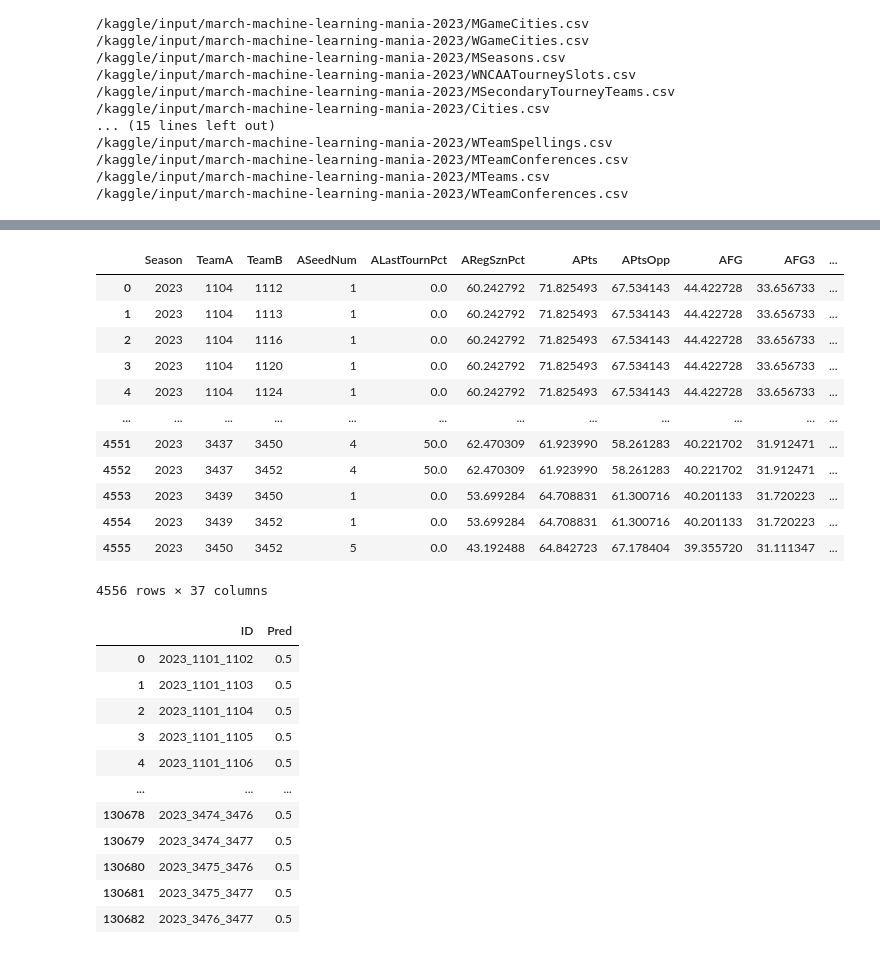
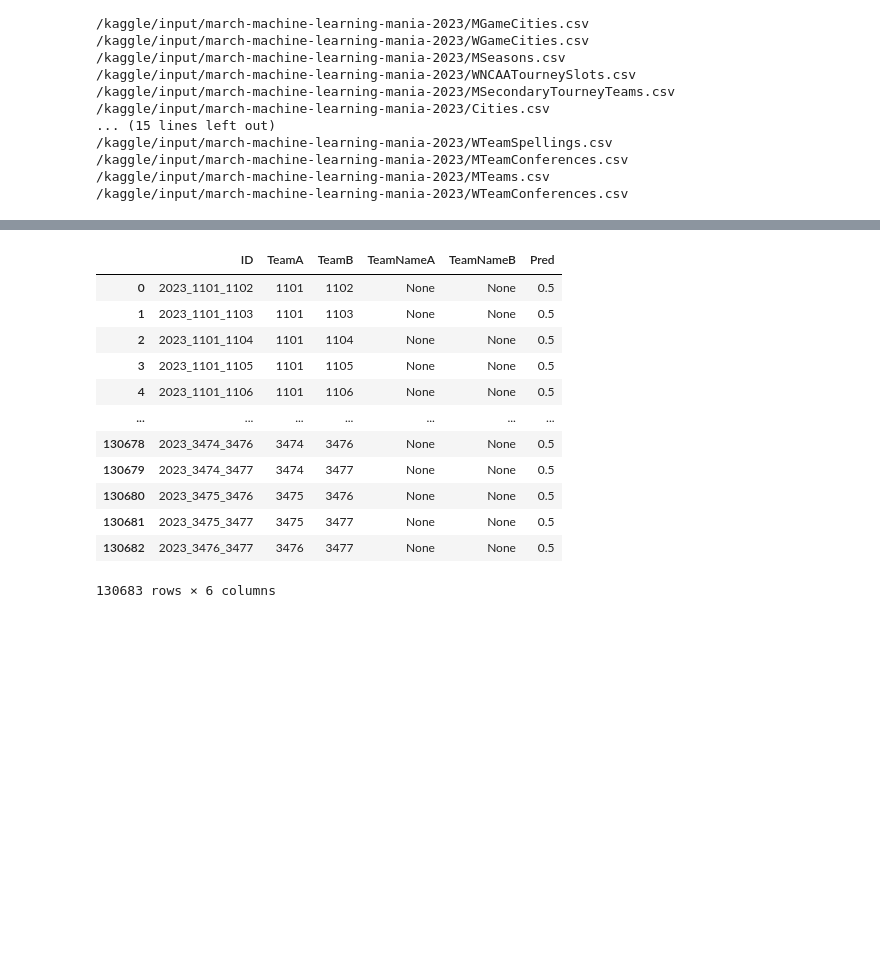
Before and after one commit to caiomelo22/march-madness-2023, a Jupyter notebook: notebook3e407fad6c.ipynb, the cells around one changed output, grey strips where cells are left out. Cells and saved outputs as stored; diff of their text form; code cells hidden in the pictures; blank space fills up the shorter version.

Commit message:
Build final dataframe with team names for possible matchups in the NCAA 2023 tourney

```diff
--- a/notebook3e407fad6c.ipynb
+++ b/notebook3e407fad6c.ipynb
@@ -180,8 +229,8 @@ def build_dataset(start_data_season, reg_szn_df, tourn_df, seed_df):
 
     return data_df
 # %%
-def train_model(x_train, y_train):
-    classifier = RandomForestClassifier(random_state=0)
+def train_model(x_train, y_train, gender):
+    classifier = classifiers[gender]
     classifier.fit(x_train, y_train)
     return classifier
 
@@ -197,12 +246,12 @@ def predict_seasons(gender, start_data_season, data_df, detailed_results):
         if not len(data_test):
             continue
 
-        x_train = data_train.drop(['Winner'], axis=1)
+        x_train = data_train.drop(['TeamNameA', 'TeamNameB', 'Winner'], axis=1)
         y_train = data_train.loc[:, 'Winner']
 
-        classifier = train_model(x_train, y_train)
+        classifier = train_model(x_train, y_train, gender)
 
-        x_test = data_test.drop(['Winner'], axis=1)
+        x_test = data_test.drop(['TeamNameA', 'TeamNameB', 'Winner'], axis=1)
         y_test = data_test.loc[:, 'Winner']
 
         predictions = classifier.predict(x_test)
@@ -225,7 +274,7 @@ def predict_seasons(gender, start_data_season, data_df, detailed_results):
 
     return classifier
 # %%
-def get_current_predictions(classifier, reg_szn_df, tourn_df, seed_df):
+def get_current_predictions(gender, classifier, reg_szn_df, tourn_df, seed_df):
     data = []
     teams = seed_df[seed_df['Season'] == season].TeamID.unique()
     teams.sort()
@@ -238,12 +287,14 @@ def get_current_predictions(classifier, reg_szn_df, tourn_df, seed_df):
             print(f"{idx}/{len(teams)}")
             print(f"{team_a} x {team_b}")
 
-            game_stats = get_game_stats(season, team_a, team_b, reg_szn_df, seed_df, tourn_df)
+            game_stats = get_game_stats(gender, season, team_a, team_b, reg_szn_df, seed_df, tourn_df)
             data.append(game_stats)
 
     data_df = pd.DataFrame(data, columns=columns[:-1])
-    probs = classifier.predict_proba(data_df)
-    pred = classifier.predict(data_df)
+    data_to_predict = data_df.drop(['TeamNameA', 'TeamNameB'], axis=1)
+
+    probs = classifier.predict_proba(data_to_predict)
+    pred = classifier.predict(data_to_predict)
 
     data_df['AProb'] = probs[:, 0]
     data_df['BProb'] = probs[:, 1]
@@ -253,9 +304,9 @@ def get_current_predictions(classifier, reg_szn_df, tourn_df, seed_df):
 # %%
 def pipeline(gender, detailed_results=False):
     teams_df, reg_szn_df, tourn_df, seed_df = get_files_by_competition(gender)
-    data_df = build_dataset(start_data_season[gender], reg_szn_df, tourn_df, seed_df)
+    data_df = build_dataset(gender, start_data_season[gender], reg_szn_df, tourn_df, seed_df)
     classifier = predict_seasons(gender, start_data_season[gender], data_df, detailed_results)
-    current_szn_df = get_current_predictions(classifier, reg_szn_df, tourn_df, seed_df)
+    current_szn_df = get_current_predictions(gender, classifier, reg_szn_df, tourn_df, seed_df)
     display(current_szn_df)
     return current_szn_df, teams_df
 # %%
@@ -297,62 +348,54 @@ w_current_szn_df, w_teams_df = pipeline('W')
 # %%
 def set_game_id(row):
     return f"{row['Season']}_{row['TeamA']}_{row['TeamB']}"
 
-def set_impossible_games_probs(current_szn_df, teams_df):
+def set_impossible_games_probs(gender, current_szn_df, teams_df):
     teams_a = current_szn_df['TeamA'].unique().tolist()
     teams_b = current_szn_df['TeamB'].unique().tolist()
     tourney_teams = set(teams_a + teams_b)
 
     teams = teams_df[teams_df['Season'] == season]['TeamID'].unique().tolist()
 
     data = []
 
     for idx, team_a in enumerate(teams):
         for idx_b in range(idx + 1, len(teams)):
             team_b = teams[idx_b]
 
             if team_a in tourney_teams and team_b in tourney_teams:
                 continue
 
+            teams_info_df = m_teams_info_df if gender == 'M' else w_teams_info_df
+            team_a_name = None # set_team_name(team_a, teams_info_df)
+            team_b_name = None # set_team_name(team_b, teams_info_df)
+
             game_id = f"{season}_{team_a}_{team_b}"
-            data.append([game_id, 0.5])
+            data.append([game_id, team_a, team_b, team_a_name, team_b_name, 0.5])
 
-    data_df = pd.DataFrame(data, columns=['ID', 'Pred'])
+    data_df = pd.DataFrame(data, columns=['ID', 'TeamA', 'TeamB', 'TeamNameA', 'TeamNameB', 'Pred'])
     return data_df
 
 current_szn_df = pd.concat([m_current_szn_df, w_current_szn_df], axis=0).reset_index(drop=True)
 current_szn_df['ID'] = current_szn_df.apply(lambda row: set_game_id(row), axis=1)
-display(current_szn_df)
 
-m_impossible_df = set_impossible_games_probs(m_current_szn_df, m_teams_df)
-w_impossible_df = set_impossible_games_probs(w_current_szn_df, w_teams_df)
+m_impossible_df = set_impossible_games_probs('M', m_current_szn_df, m_teams_df)
+w_impossible_df = set_impossible_games_probs('W', w_current_szn_df, w_teams_df)
 
-final_df = current_szn_df.loc[:, ['ID', 'AProb']].rename({'AProb': 'Pred'}, axis=1)
+final_df = current_szn_df.loc[:, ['ID', 'TeamA', 'TeamB', 'TeamNameA', 'TeamNameB', 'AProb']].rename({'AProb': 'Pred'}, axis=1)
 final_df = pd.concat([final_df, m_impossible_df, w_impossible_df], axis=0).sort_values(by='ID').reset_index(drop=True)
+
 display(final_df)
 # %% [output]
-|  | Season | TeamA | TeamB | ASeedNum | ALastTournPct | ARegSznPct | APts | APtsOpp | AFG | AFG3 | ... |
-| 0 | 2023 | 1104 | 1112 | 1 | 0.0 | 60.242792 | 71.825493 | 67.534143 | 44.422728 | 33.656733 | ... |
-| 1 | 2023 | 1104 | 1113 | 1 | 0.0 | 60.242792 | 71.825493 | 67.534143 | 44.422728 | 33.656733 | ... |
-| 2 | 2023 | 1104 | 1116 | 1 | 0.0 | 60.242792 | 71.825493 | 67.534143 | 44.422728 | 33.656733 | ... |
-| 3 | 2023 | 1104 | 1120 | 1 | 0.0 | 60.242792 | 71.825493 | 67.534143 | 44.422728 | 33.656733 | ... |
-| 4 | 2023 | 1104 | 1124 | 1 | 0.0 | 60.242792 | 71.825493 | 67.534143 | 44.422728 | 33.656733 | ... |
-| ... | ... | ... | ... | ... | ... | ... | ... | ... | ... | ... | ... |
-| 4551 | 2023 | 3437 | 3450 | 4 | 50.0 | 62.470309 | 61.923990 | 58.261283 | 40.221702 | 31.912471 | ... |
-| 4552 | 2023 | 3437 | 3452 | 4 | 50.0 | 62.470309 | 61.923990 | 58.261283 | 40.221702 | 31.912471 | ... |
-| 4553 | 2023 | 3439 | 3450 | 1 | 0.0 | 53.699284 | 64.708831 | 61.300716 | 40.201133 | 31.720223 | ... |
-| 4554 | 2023 | 3439 | 3452 | 1 | 0.0 | 53.699284 | 64.708831 | 61.300716 | 40.201133 | 31.720223 | ... |
-| 4555 | 2023 | 3450 | 3452 | 5 | 0.0 | 43.192488 | 64.842723 | 67.178404 | 39.355720 | 31.111347 | ... |
+|  | ID | TeamA | TeamB | TeamNameA | TeamNameB | Pred |
+| 0 | 2023_1101_1102 | 1101 | 1102 | None | None | 0.5 |
+| 1 | 2023_1101_1103 | 1101 | 1103 | None | None | 0.5 |
+| 2 | 2023_1101_1104 | 1101 | 1104 | None | None | 0.5 |
+| 3 | 2023_1101_1105 | 1101 | 1105 | None | None | 0.5 |
+| 4 | 2023_1101_1106 | 1101 | 1106 | None | None | 0.5 |
+| ... | ... | ... | ... | ... | ... | ... |
+| 130678 | 2023_3474_3476 | 3474 | 3476 | None | None | 0.5 |
+| 130679 | 2023_3474_3477 | 3474 | 3477 | None | None | 0.5 |
+| 130680 | 2023_3475_3476 | 3475 | 3476 | None | None | 0.5 |
+| 130681 | 2023_3475_3477 | 3475 | 3477 | None | None | 0.5 |
+| 130682 | 2023_3476_3477 | 3476 | 3477 | None | None | 0.5 |
-4556 rows × 37 columns
+130683 rows × 6 columns
-|  | ID | Pred |
-| 0 | 2023_1101_1102 | 0.5 |
-| 1 | 2023_1101_1103 | 0.5 |
-| 2 | 2023_1101_1104 | 0.5 |
-| 3 | 2023_1101_1105 | 0.5 |
-| 4 | 2023_1101_1106 | 0.5 |
-| ... | ... | ... |
-| 130678 | 2023_3474_3476 | 0.5 |
-| 130679 | 2023_3474_3477 | 0.5 |
-| 130680 | 2023_3475_3476 | 0.5 |
-| 130681 | 2023_3475_3477 | 0.5 |
-| 130682 | 2023_3476_3477 | 0.5 |
```
Also changed, not shown: parts of 7 cells of this notebook.
